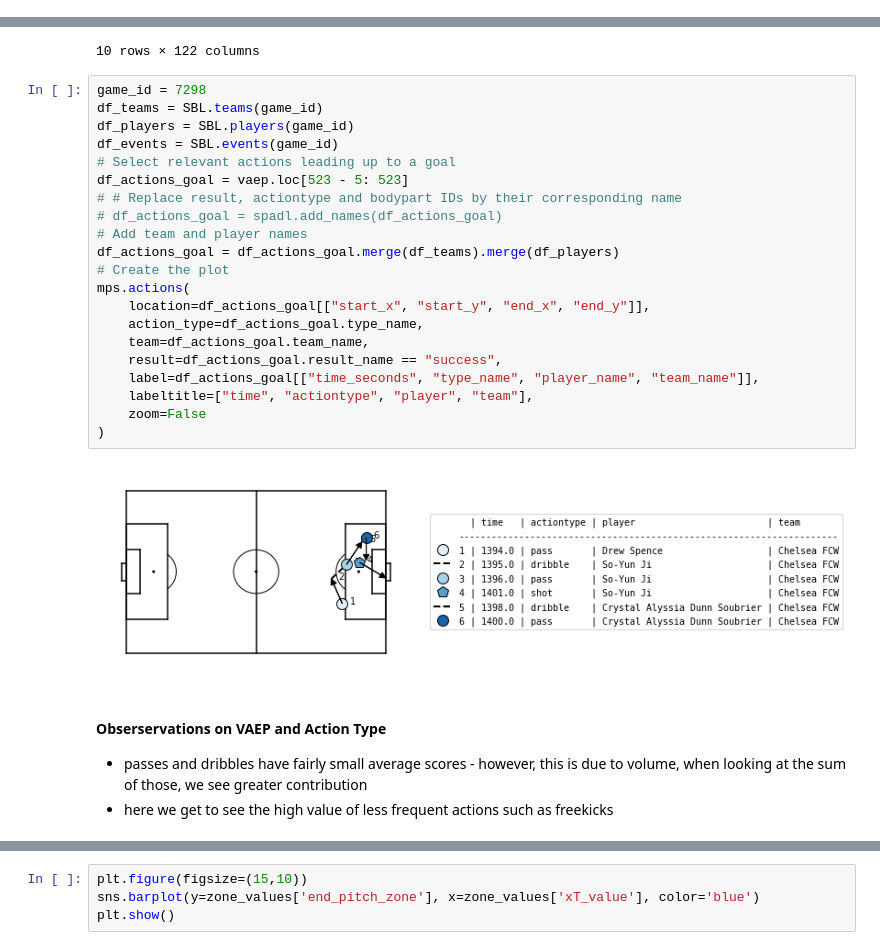
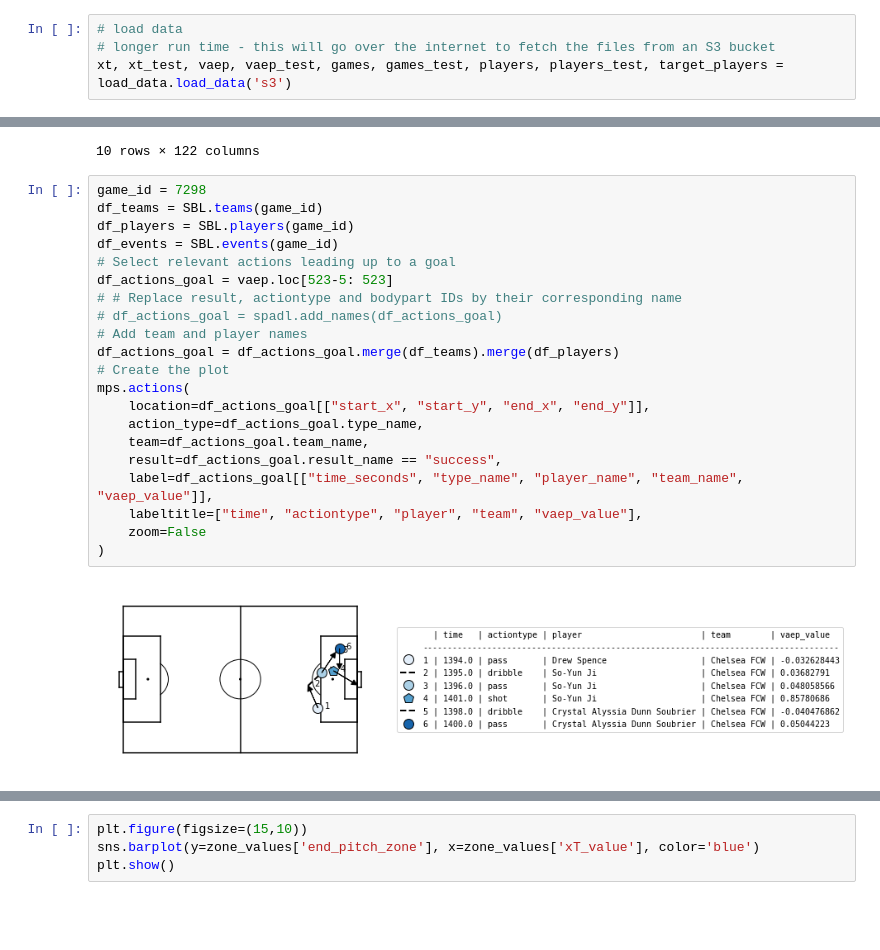
Before and after one commit to alexmihalache/Football-Analytics-Capstone---BrainStation-Final-Project, a Jupyter notebook: 3 - Initial Analysis.ipynb, the cells around one changed output, grey strips where cells are left out. Saved outputs shown, nothing was run; the diff lists cells and outputs as text; blank space fills up the shorter version.

```diff
--- a/3 - Initial Analysis.ipynb
+++ b/3 - Initial Analysis.ipynb
@@ -39,0 +36,4 @@ players_test = pd.read_csv('data/players_test.csv')
+# %%
+# load data
+# longer run time - this will go over the internet to fetch the files from an S3 bucket
+xt, xt_test, vaep, vaep_test, games, games_test, players, players_test, target_players = load_data.load_data('s3')
@@ -81,28 +100,23 @@ vaep[(vaep['type_name']=='shot') & (vaep['result_name']=='success')].head(10)
 # %%
 game_id = 7298
 df_teams = SBL.teams(game_id)
 df_players = SBL.players(game_id)
 df_events = SBL.events(game_id)
 # Select relevant actions leading up to a goal
-df_actions_goal = vaep.loc[523 - 5: 523]
+df_actions_goal = vaep.loc[523-5: 523]
 # # Replace result, actiontype and bodypart IDs by their corresponding name
 # df_actions_goal = spadl.add_names(df_actions_goal)
 # Add team and player names
 df_actions_goal = df_actions_goal.merge(df_teams).merge(df_players)
 # Create the plot
 mps.actions(
     location=df_actions_goal[["start_x", "start_y", "end_x", "end_y"]],
     action_type=df_actions_goal.type_name,
     team=df_actions_goal.team_name,
     result=df_actions_goal.result_name == "success",
-    label=df_actions_goal[["time_seconds", "type_name", "player_name", "team_name"]],
-    labeltitle=["time", "actiontype", "player", "team"],
+    label=df_actions_goal[["time_seconds", "type_name", "player_name", "team_name", "vaep_value"]],
+    labeltitle=["time", "actiontype", "player", "team", "vaep_value"],
     zoom=False
 )
 # %% [output]
-[figure, old version]
+[figure, new version]
-# %% [markdown]
-#### Obserservations on VAEP and Action Type
-
-- passes and dribbles have fairly small average scores - however, this is due to volume, when looking at the sum of those, we see greater contribution
-- here we get to see the high value of less frequent actions such as freekicks
```
Also changed, not shown: parts of 47 cells of this notebook, 6 other files.
